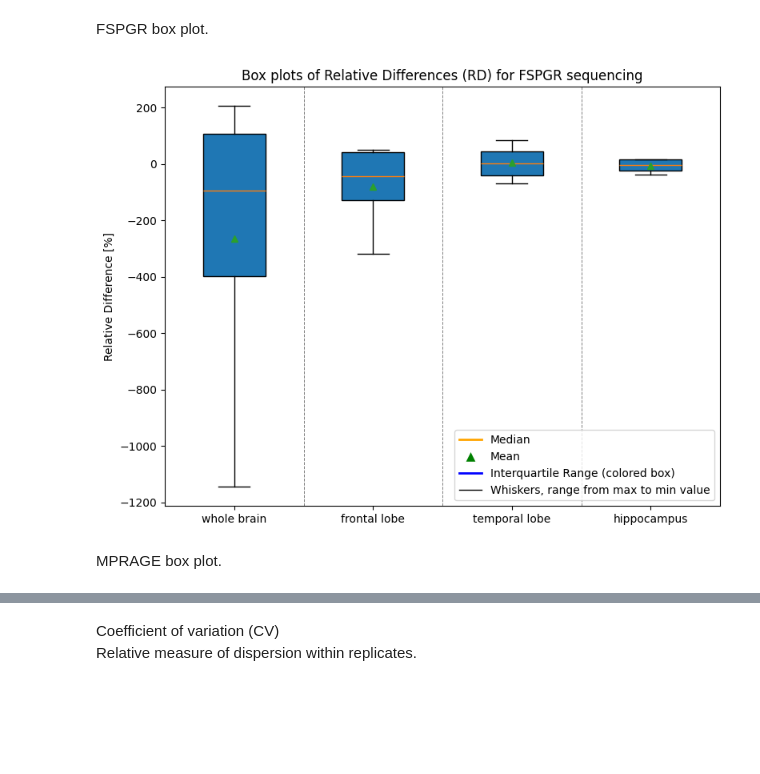
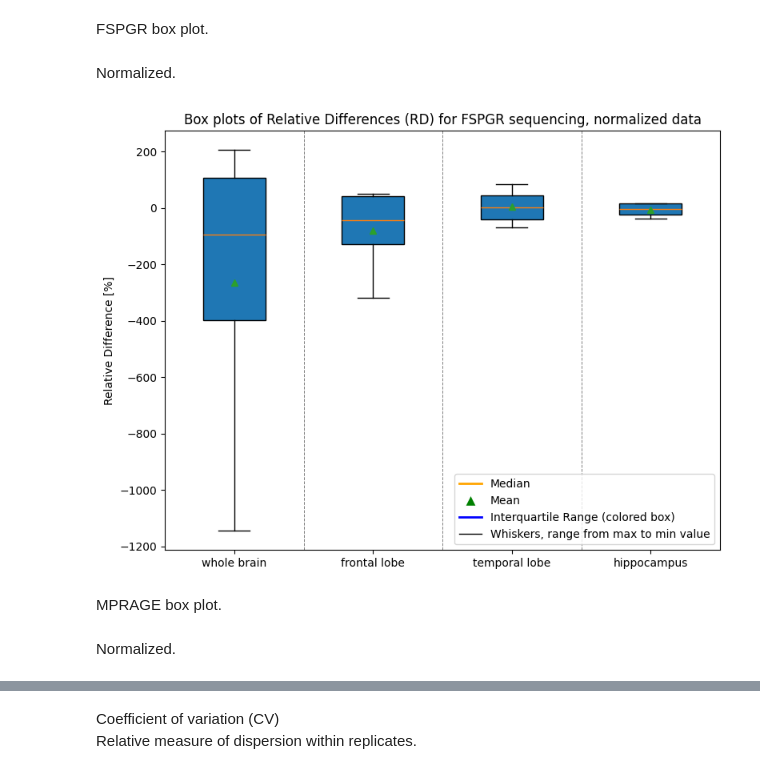
Before and after one commit to Crtox/asymmetryAD, a Jupyter notebook: code/test_retest.ipynb, the cells around one changed output, grey strips where cells are left out. Drawn from its saved outputs; the diff is of its cells as text; code cells hidden in the pictures; blank space fills up the shorter version.

```diff
--- a/code/test_retest.ipynb
+++ b/code/test_retest.ipynb
@@ -295,0 +326,6 @@ RD_hippocampus_mprage = calculate_RD(AI_hippocampus_first_mprage, AI_hippocampus
+# %%
+# FSPGR
+RD_whole_brain_fspgr_normalized = calculate_RD(AI_whole_brain_first_fspgr_normalized, AI_whole_brain_second_fspgr_normalized)
+RD_frontal_lobe_fspgr_normalized = calculate_RD(AI_frontal_lobe_first_fspgr_normalized, AI_frontal_lobe_second_fspgr_normalized)
+RD_temporal_lobe_fspgr_normalized = calculate_RD(AI_temporal_lobe_first_fspgr_normalized, AI_temporal_lobe_second_fspgr_normalized)
+RD_hippocampus_fspgr_normalized = calculate_RD(AI_hippocampus_first_fspgr_normalized, AI_hippocampus_second_fspgr_normalized)
@@ -342,3 +408,25 @@ min_RD_hippocampus_mprage = np.amin(RD_hippocampus_mprage)
+# %%
+# maxs
+max_RD_whole_brain_fspgr_normalized = np.amax(RD_whole_brain_fspgr_normalized)
+max_RD_frontal_lobe_fspgr_normalized = np.amax(RD_frontal_lobe_fspgr_normalized)
+max_RD_temporal_lobe_fspgr_normalized = np.amax(RD_temporal_lobe_fspgr_normalized)
+max_RD_hippocampus_fspgr_normalized = np.amax(RD_hippocampus_fspgr_normalized)
+
+max_RD_whole_brain_mprage_normalized = np.amax(RD_whole_brain_mprage_normalized)
+max_RD_frontal_lobe_mprage_normalized = np.amax(RD_frontal_lobe_mprage_normalized)
+max_RD_temporal_lobe_mprage_normalized = np.amax(RD_temporal_lobe_mprage_normalized)
+max_RD_hippocampus_mprage_normalized = np.amax(RD_hippocampus_mprage_normalized)
+# %%
+# mins
+min_RD_whole_brain_fspgr_normalized = np.amin(RD_whole_brain_fspgr_normalized)
+min_RD_frontal_lobe_fspgr_normalized = np.amin(RD_frontal_lobe_fspgr_normalized)
+min_RD_temporal_lobe_fspgr_normalized = np.amin(RD_temporal_lobe_fspgr_normalized)
+min_RD_hippocampus_fspgr_normalized = np.amin(RD_hippocampus_fspgr_normalized)
+
+min_RD_whole_brain_mprage_normalized = np.amin(RD_whole_brain_mprage_normalized)
+min_RD_frontal_lobe_mprage_normalized = np.amin(RD_frontal_lobe_mprage_normalized)
+min_RD_temporal_lobe_mprage_normalized = np.amin(RD_temporal_lobe_mprage_normalized)
+min_RD_hippocampus_mprage_normalized = np.amin(RD_hippocampus_mprage_normalized)
 # %% [markdown]
 FSPGR box plot.
 # %%
@@ -346,37 +434,44 @@ average_RDs_fspgr = [average_RD_whole_brain_fspgr, average_RD_frontal_lobe_fspgr
 std_devs_fspgr = [std_RD_whole_brain_fspgr, std_RD_frontal_lobe_fspgr, std_RD_temporal_lobe_fspgr, std_RD_hippocampus_fspgr]
 max_values_fspgr = [max_RD_whole_brain_fspgr, max_RD_frontal_lobe_fspgr, max_RD_temporal_lobe_fspgr, max_RD_hippocampus_fspgr]
 min_values_fspgr = [min_RD_whole_brain_fspgr, min_RD_frontal_lobe_fspgr, min_RD_temporal_lobe_fspgr, min_RD_hippocampus_fspgr]
+# %% [markdown]
+Normalized.
+# %%
+average_RDs_fspgr_normalized = [average_RD_whole_brain_fspgr_normalized, average_RD_frontal_lobe_fspgr_normalized, average_RD_temporal_lobe_fspgr_normalized, average_RD_hippocampus_fspgr_normalized]
+std_devs_fspgr_normalized = [std_RD_whole_brain_fspgr_normalized, std_RD_frontal_lobe_fspgr_normalized, std_RD_temporal_lobe_fspgr_normalized, std_RD_hippocampus_fspgr_normalized]
+max_values_fspgr_normalized = [max_RD_whole_brain_fspgr_normalized, max_RD_frontal_lobe_fspgr_normalized, max_RD_temporal_lobe_fspgr_normalized, max_RD_hippocampus_fspgr_normalized]
+min_values_fspgr_normalized = [min_RD_whole_brain_fspgr_normalized, min_RD_frontal_lobe_fspgr_normalized, min_RD_temporal_lobe_fspgr_normalized, min_RD_hippocampus_fspgr_normalized]
 # %%
 fig, ax = plt.subplots(figsize=(8, 6))
 # Construct data for the boxplot
 data = [
-    [min_values_fspgr[0], average_RDs_fspgr[0] - std_devs_fspgr[0], average_RDs_fspgr[0], average_RDs_fspgr[0] + std_devs_fspgr[0], max_values_fspgr[0]],
-    [min_values_fspgr[1], average_RDs_fspgr[1] - std_devs_fspgr[1], average_RDs_fspgr[1], average_RDs_fspgr[1] + std_devs_fspgr[1], max_values_fspgr[1]],
-    [min_values_fspgr[2], average_RDs_fspgr[2] - std_devs_fspgr[2], average_RDs_fspgr[2], average_RDs_fspgr[2] + std_devs_fspgr[2], max_values_fspgr[2]],
-    [min_values_fspgr[3], average_RDs_fspgr[3] - std_devs_fspgr[3], average_RDs_fspgr[3], average_RDs_fspgr[3] + std_devs_fspgr[3], max_values_fspgr[3]]
+    [min_values_fspgr_normalized[0], average_RDs_fspgr_normalized[0] - std_devs_fspgr_normalized[0], average_RDs_fspgr_normalized[0], average_RDs_fspgr_normalized[0] + std_devs_fspgr_normalized[0], max_values_fspgr_normalized[0]],
+    [min_values_fspgr_normalized[1], average_RDs_fspgr_normalized[1] - std_devs_fspgr_normalized[1], average_RDs_fspgr_normalized[1], average_RDs_fspgr_normalized[1] + std_devs_fspgr_normalized[1], max_values_fspgr_normalized[1]],
+    [min_values_fspgr_normalized[2], average_RDs_fspgr_normalized[2] - std_devs_fspgr_normalized[2], average_RDs_fspgr_normalized[2], average_RDs_fspgr_normalized[2] + std_devs_fspgr_normalized[2], max_values_fspgr_normalized[2]],
+    [min_values_fspgr_normalized[3], average_RDs_fspgr_normalized[3] - std_devs_fspgr_normalized[3], average_RDs_fspgr_normalized[3], average_RDs_fspgr_normalized[3] + std_devs_fspgr_normalized[3], max_values_fspgr_normalized[3]]
 ]
 # Plotting the box plot
 ax.boxplot(data, vert=True, patch_artist=True, showmeans=True,
            flierprops=dict(marker='o', color='gray', alpha=0.5))
 # Customizing the plot
-ax.set_title('Box plots of Relative Differences (RD) for FSPGR sequencing')
+ax.set_title('Box plots of Relative Differences (RD) for FSPGR sequencing, normalized data')
 ax.set_ylabel('Relative Difference [%]')
 ax.set_xticklabels(['whole brain', 'frontal lobe', 'temporal lobe', 'hippocampus'])  # Customize labels as needed
 ax.axvline(x=1.5, color='gray', linestyle='--', linewidth=0.7)  # Vertical line to separate groups
 ax.axvline(x=2.5, color='gray', linestyle='--', linewidth=0.7)  # Vertical line to separate groups
 ax.axvline(x=3.5, color='gray', linestyle='--', linewidth=0.7)  # Vertical line to separate groups
 legend_elements = [
     plt.Line2D([0], [0], color='orange', lw=2, label='Median'),
     plt.Line2D([0], [0], marker='^', color='w', markerfacecolor='green', markersize=10, label='Mean'),
     plt.Line2D([0], [0], color='blue', lw=2, label='Interquartile Range (colored box)'),
     plt.Line2D([0], [0], color='black', lw=1, label='Whiskers, range from max to min value'),
 ]
 ax.legend(handles=legend_elements, loc='lower right')
 plt.tight_layout()
-#plt.savefig(savePath + 'box_fspgr.png')
+#plt.savefig(savePath + 'box_fspgr_normalized.png')
 plt.show()
 # %% [output]
-[figure, old version]
+[figure, new version]
 # %% [markdown]
 MPRAGE box plot.
 # %%
@@ -384,3 +479,5 @@ average_RDs_mprage = [average_RD_whole_brain_mprage, average_RD_frontal_lobe_mpr
 std_devs_mprage = [std_RD_whole_brain_mprage, std_RD_frontal_lobe_mprage, std_RD_temporal_lobe_mprage, std_RD_hippocampus_mprage]
 max_values_mprage = [max_RD_whole_brain_mprage, max_RD_frontal_lobe_mprage, max_RD_temporal_lobe_mprage, max_RD_hippocampus_mprage]
 min_values_mprage = [min_RD_whole_brain_mprage, min_RD_frontal_lobe_mprage, min_RD_temporal_lobe_mprage, min_RD_hippocampus_mprage]
+# %% [markdown]
+Normalized.
```
Also changed, not shown: parts of 37 cells of this notebook, 6 other files.
